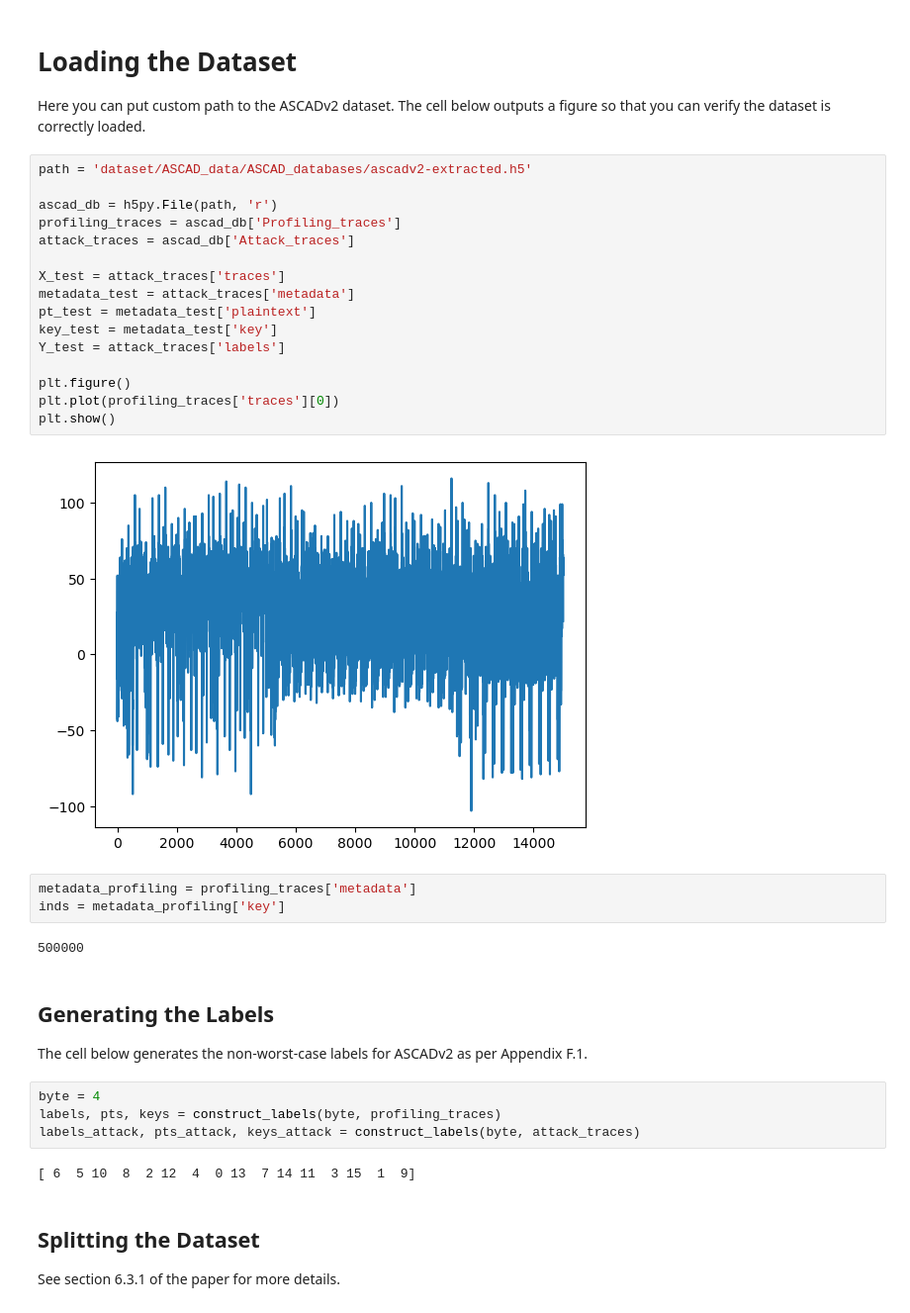
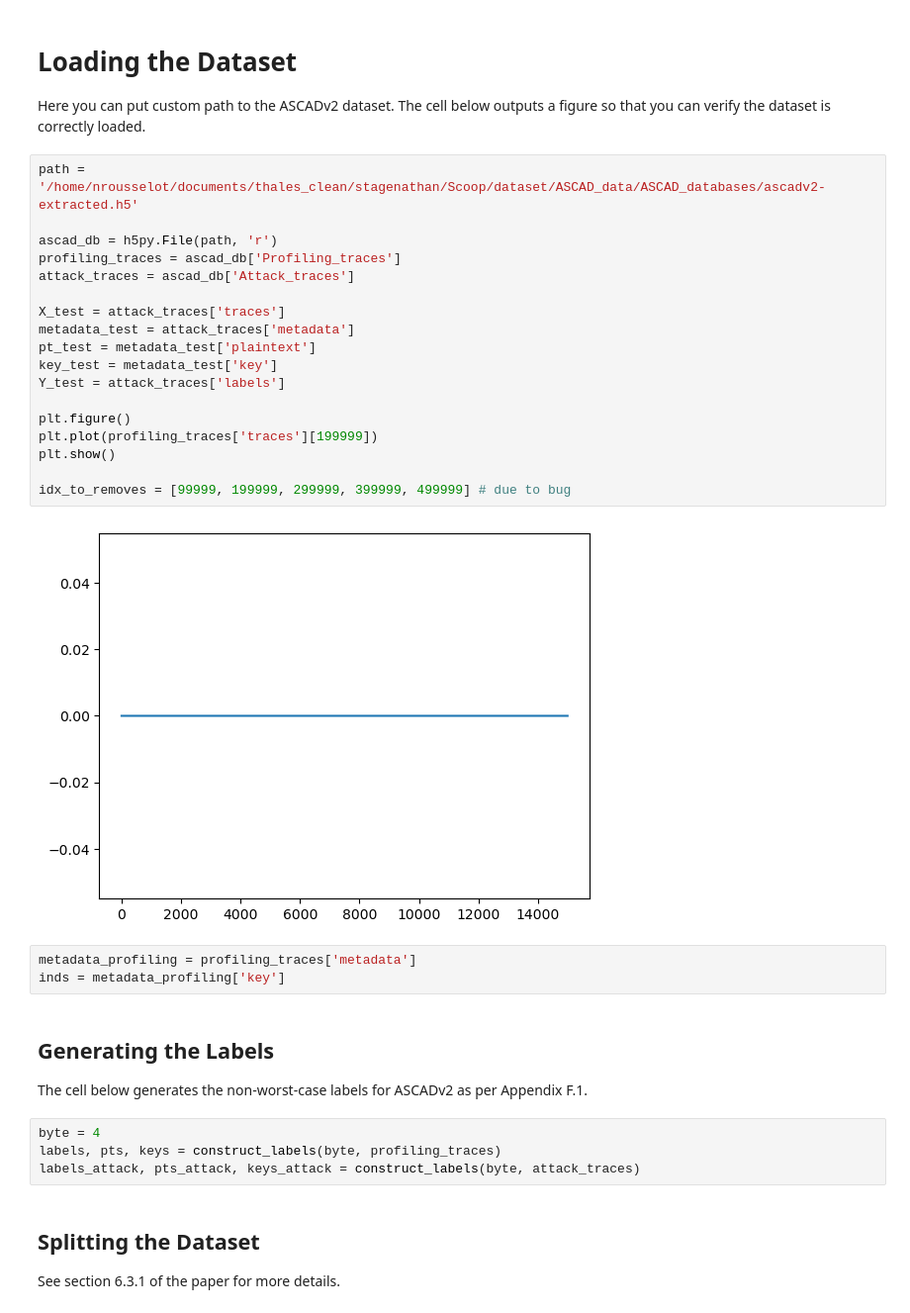
Before and after one commit to ThalesGroup/Scoop, a Jupyter notebook: examples/ascadv2_profiling.ipynb, the cells around one changed output. Shown: that part at 99% size. Cells and saved outputs as stored; diff of their text form.

Commit message:
Fixed ascadv2 dataset experiments.

```diff
--- a/examples/ascadv2_profiling.ipynb
+++ b/examples/ascadv2_profiling.ipynb
@@ -66,28 +67,28 @@ Active CUDA Device: cuda
 
 Here you can put custom path to the ASCADv2 dataset. The cell below outputs a figure so that you can verify the dataset is correctly loaded.
 # %%
-path = 'dataset/ASCAD_data/ASCAD_databases/ascadv2-extracted.h5'
+path = '/home/nrousselot/documents/thales_clean/stagenathan/Scoop/dataset/ASCAD_data/ASCAD_databases/ascadv2-extracted.h5'
 
 ascad_db = h5py.File(path, 'r')
 profiling_traces = ascad_db['Profiling_traces']
 attack_traces = ascad_db['Attack_traces']
 
 X_test = attack_traces['traces']
 metadata_test = attack_traces['metadata']
 pt_test = metadata_test['plaintext']
 key_test = metadata_test['key']
 Y_test = attack_traces['labels']
 
 plt.figure()
-plt.plot(profiling_traces['traces'][0])
+plt.plot(profiling_traces['traces'][199999])
 plt.show()
+
+idx_to_removes = [99999, 199999, 299999, 399999, 499999] # due to bug
 # %% [output]
-[figure, old version]
+[figure, new version]
 # %%
 metadata_profiling = profiling_traces['metadata']
 inds = metadata_profiling['key']
-# %% [output]
-500000
 # %% [markdown]
 ## Generating the Labels
 
@@ -96,8 +97,6 @@ The cell below generates the non-worst-case labels for ASCADv2 as per Appendix F
 byte = 4
 labels, pts, keys = construct_labels(byte, profiling_traces)
 labels_attack, pts_attack, keys_attack = construct_labels(byte, attack_traces)
-# %% [output]
-[ 6  5 10  8  2 12  4  0 13  7 14 11  3 15  1  9]
 # %% [markdown]
 ## Splitting the Dataset
 
```
Also changed, not shown: parts of 4 cells of this notebook, 1 other file.
